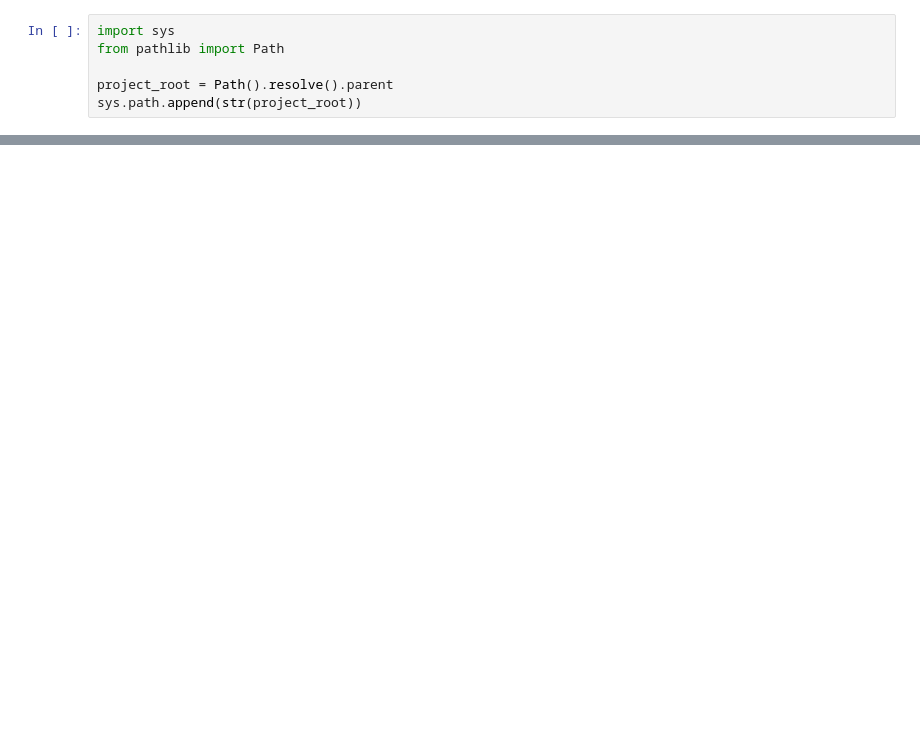
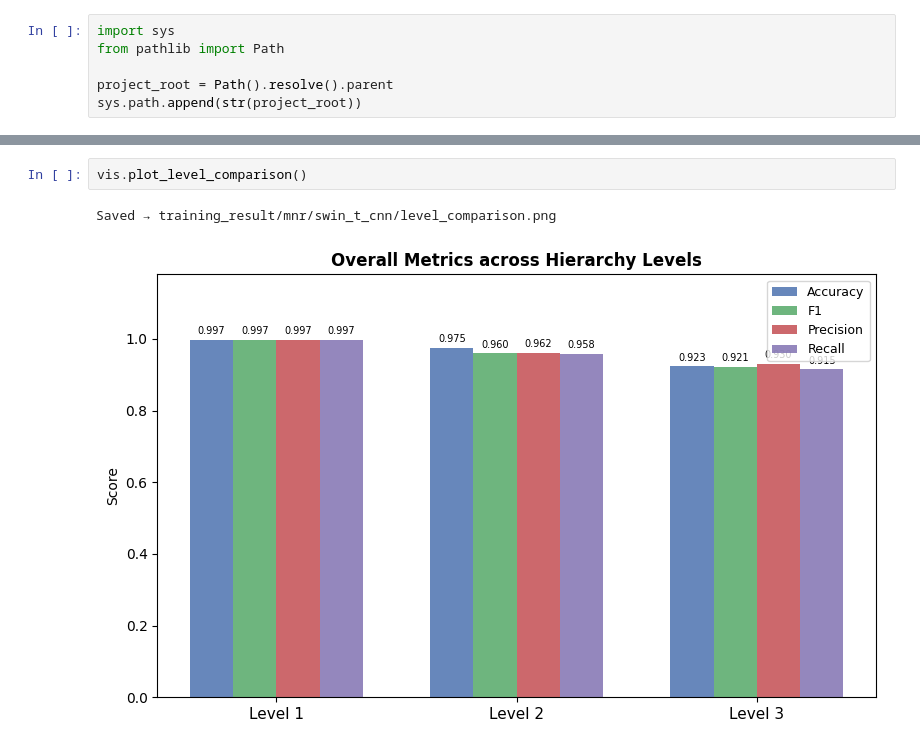
Before and after one commit to atjhin/Zooplankton_Classification, a Jupyter notebook: WHOI.ipynb, the cells around one changed output, grey strips where cells are left out. Cells and saved outputs as stored; diff of their text form; blank space fills up the shorter version.

```diff
--- a/WHOI.ipynb
+++ b/WHOI.ipynb
@@ -191,0 +212,5 @@ NameError: name 'Path' is not defined
+# %%
+vis.plot_level_comparison()
+# %% [output]
+Saved → training_result/mnr/swin_t_cnn/level_comparison.png
+[figure, added]
```
Also changed, not shown: parts of 11 cells of this notebook, 35 other files.
